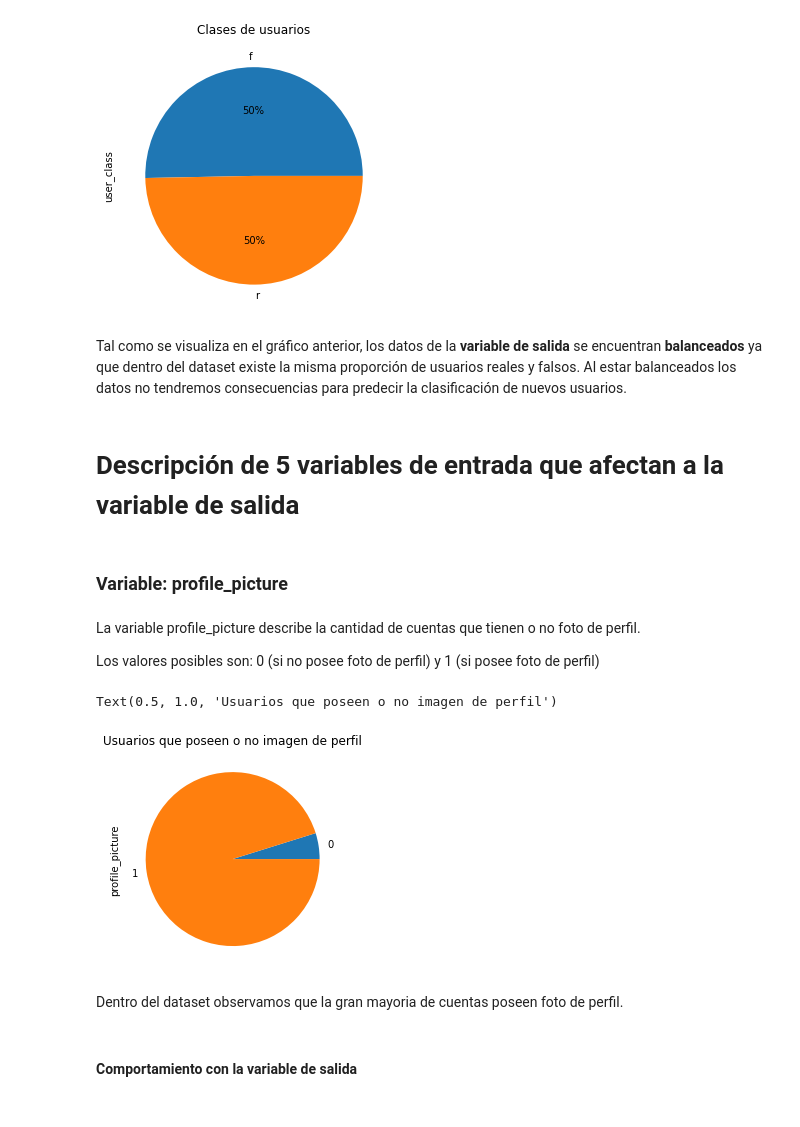
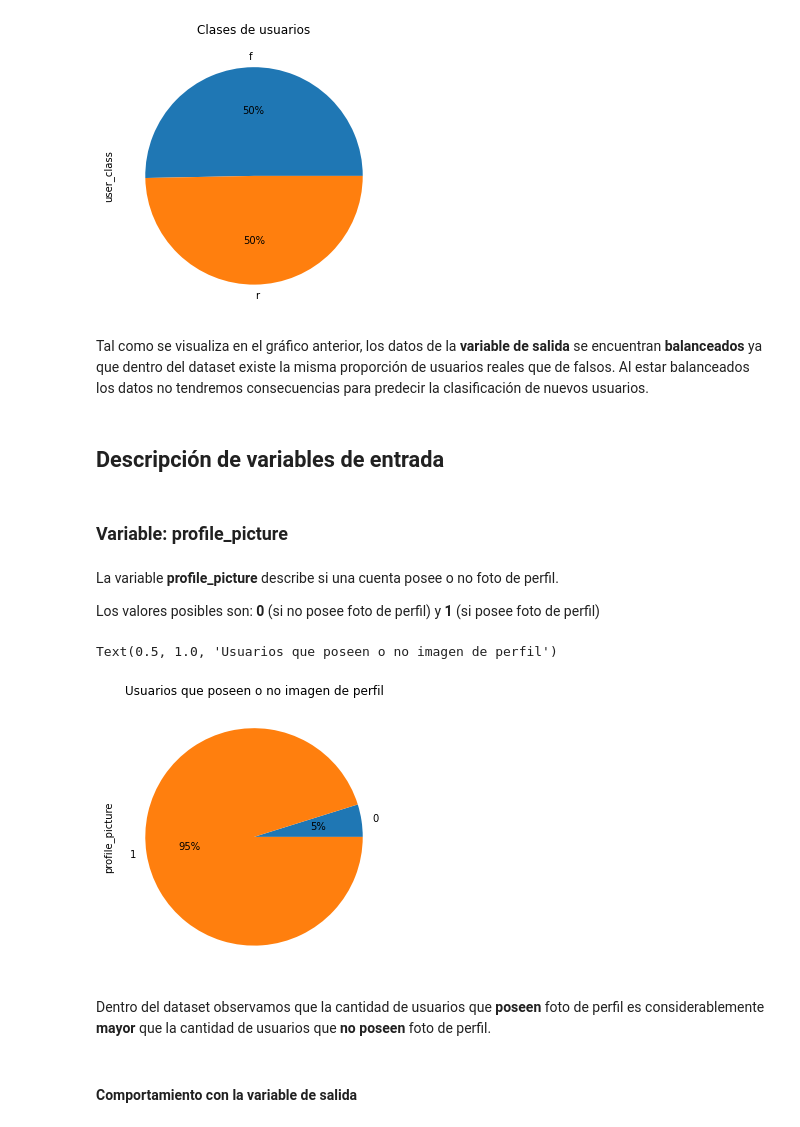
Before and after one commit to MiguelIribas/MachineLearning, a Jupyter notebook: tp1_EDA.ipynb, the cells around one changed output. Drawn from its saved outputs; the diff is of its cells as text; code cells hidden in the pictures.

```diff
--- a/tp1_EDA.ipynb
+++ b/tp1_EDA.ipynb
@@ -226,22 +235,22 @@ dataset.user_class.value_counts().plot.pie(autopct='%1.0f%%', figsize=(5,5)).set
 Text(0.5, 1.0, 'Clases de usuarios')
 [figure]
 # %% [markdown]
-Tal como se visualiza en el gráfico anterior, los datos de la **variable de salida** se encuentran **balanceados** ya que dentro del dataset existe la misma proporción de usuarios reales y falsos. Al estar balanceados los datos no tendremos consecuencias para predecir la clasificación de nuevos usuarios.
+Tal como se visualiza en el gráfico anterior, los datos de la **variable de salida** se encuentran **balanceados** ya que dentro del dataset existe la misma proporción de usuarios reales que de falsos. Al estar balanceados los datos no tendremos consecuencias para predecir la clasificación de nuevos usuarios.
 # %% [markdown]
-# Descripción de 5 variables de entrada que afectan a la variable de salida
+## Descripción de variables de entrada
 # %% [markdown]
 ### Variable: profile_picture
 # %% [markdown]
-La variable profile_picture describe la cantidad de cuentas que tienen o no foto de perfil.
+La variable **profile_picture** describe si una cuenta posee o no foto de perfil.
 
-Los valores posibles son: 0 (si no posee foto de perfil) y 1 (si posee foto de perfil)
+Los valores posibles son: **0** (si no posee foto de perfil) y **1** (si posee foto de perfil)
 # %%
-dataset.profile_picture.value_counts().sort_index().plot.pie().set_title('Usuarios que poseen o no imagen de perfil')
+dataset.profile_picture.value_counts().sort_index().plot.pie(autopct='%1.0f%%', figsize=(5,5)).set_title('Usuarios que poseen o no imagen de perfil')
 # %% [output]
 Text(0.5, 1.0, 'Usuarios que poseen o no imagen de perfil')
-[figure, old version]
+[figure, new version]
 # %% [markdown]
-Dentro del dataset observamos que la gran mayoria de cuentas poseen foto de perfil.
+Dentro del dataset observamos que la cantidad de usuarios que **poseen** foto de perfil es considerablemente **mayor** que la cantidad de usuarios que **no poseen** foto de perfil.
 # %% [markdown]
 #### Comportamiento con la variable de salida
 # %%
```
Also changed, not shown: parts of 34 cells of this notebook, 1 other file.
